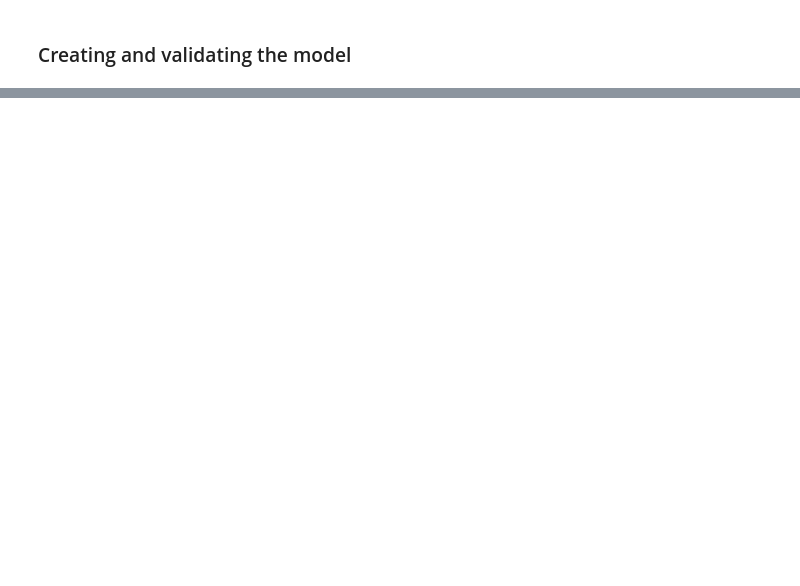
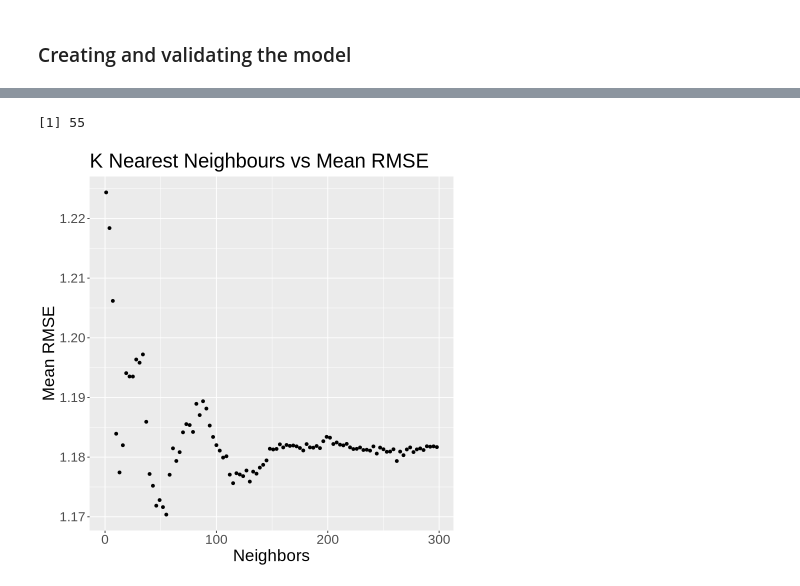
Before and after one commit to masterdoge13/dsci100-project, a Jupyter notebook: Group Project Final Report.ipynb, the cells around one changed output, grey strips where cells are left out. Drawn from its saved outputs; the diff is of its cells as text; code cells hidden in the pictures; blank space fills up the shorter version.

Commit message:
added tune

```diff
--- a/Group Project Final Report.ipynb
+++ b/Group Project Final Report.ipynb
@@ -144,2 +153,9 @@ This graph shows most sessions start between the evening and early morning. We c
 # %% [markdown]
 ### Creating and validating the model
+# %%
+sessions_per_hour <- sessions_wrangled |>
+    group_by(start_month, start_day, start_hour) |>
+    summarize(number_of_sessions = n()) |>
+    arrange(-number_of_sessions) |>
+    mutate(percentage_of_players = number_of_sessions/total_players)
+sessions_per_hour
@@ -145,0 +175,20 @@ This graph shows most sessions start between the evening and early morning. We c
+# %%
+init_split <- initial_split(sessions_per_hour, prop = 0.7, strata = number_of_sessions)
+sessions_train <- training(init_split)
+sessions_test <- testing(init_split)
+
+sessions_recipe <- recipe(number_of_sessions ~ start_hour, data = sessions_train) |>
+    step_scale(all_predictors()) |>
+    step_center(all_predictors())
+sessions_tune <- nearest_neighbor(weight_func = "rectangular", neighbors = tune()) |>
+       set_engine("kknn") |>
+       set_mode("regression")
+sessions_vfold <- vfold_cv(sessions_train, v = 5, strata = number_of_sessions)
+k_vals <- tibble(neighbors = seq(from = 1, to = 300, by = 3))
+sessions_tune_results <- workflow() |>
+    add_recipe(sessions_recipe) |>
+    add_model(sessions_tune) |>
+    tune_grid(resamples = sessions_vfold, grid = k_vals) |>
+    collect_metrics() |>
+    filter(.metric == "rmse")
+sessions_tune_results
@@ -145,0 +206,15 @@ This graph shows most sessions start between the evening and early morning. We c
+# %%
+best_k_plot <- ggplot(sessions_tune_results, aes(x = neighbors, y = mean)) +
+    geom_point() +
+    labs(x = "Neighbors", y = "Mean RMSE", title = "K Nearest Neighbours vs Mean RMSE") +
+    theme(text = element_text(size = 20))
+best_k_plot
+sessions_tune_best <- sessions_tune_results |>
+    arrange(mean) |>
+    select(neighbors) |>
+    slice(1) |>
+    pull()
+sessions_tune_best
+# %% [output]
+[1] 55
+[figure, added]
```
Also changed, not shown: parts of 6 cells of this notebook.
